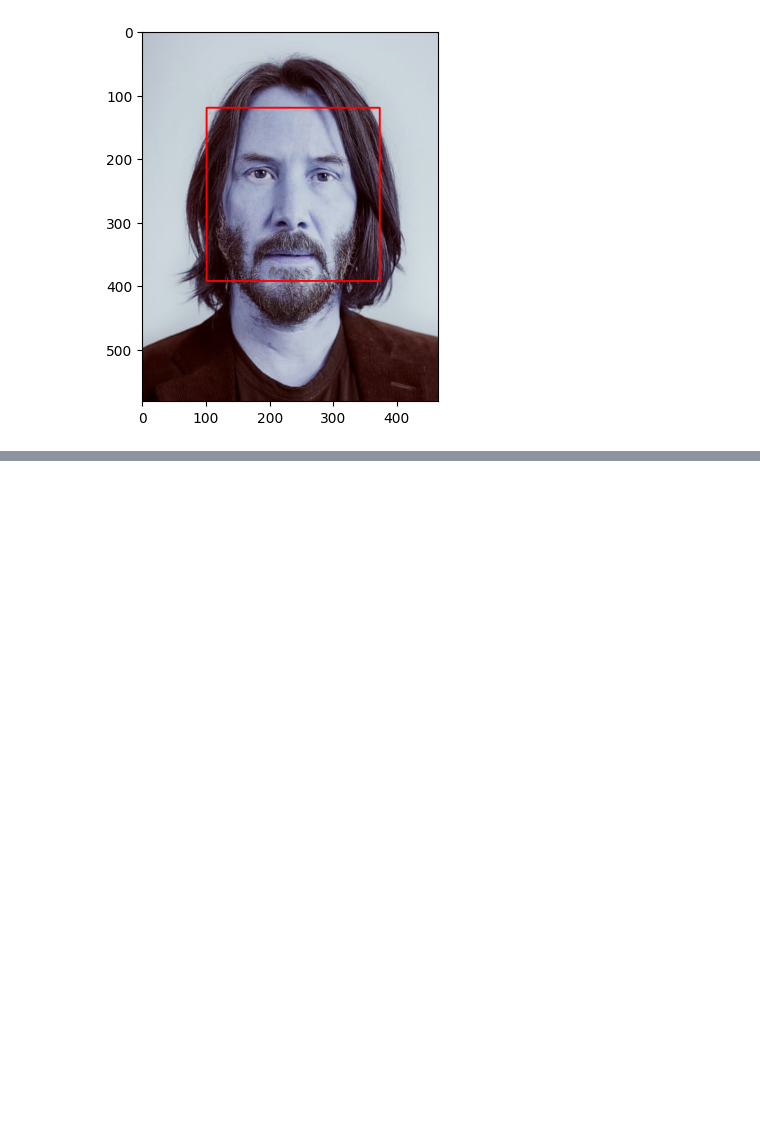
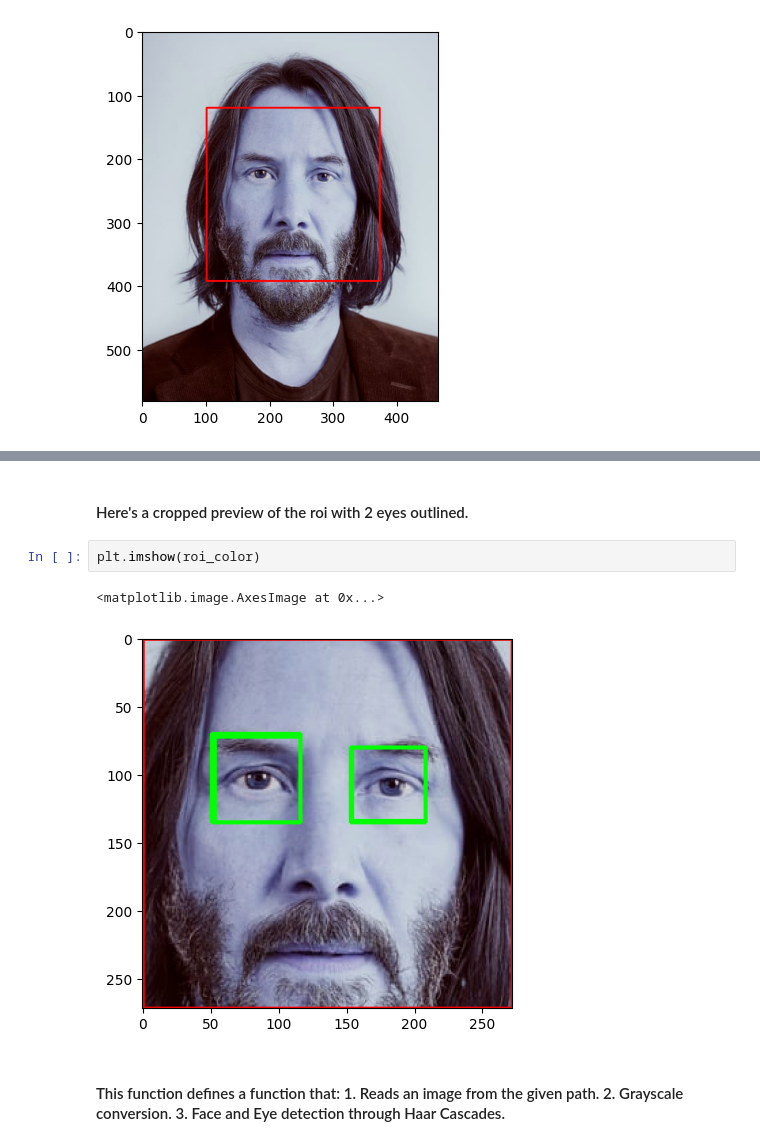
Before and after one commit to Cyrus-GHub/Classification, a Jupyter notebook: model/cast_classifier.ipynb, the cells around one changed output, grey strips where cells are left out. Saved outputs shown, nothing was run; the diff lists cells and outputs as text; blank space fills up the shorter version.

```diff
--- a/model/cast_classifier.ipynb
+++ b/model/cast_classifier.ipynb
@@ -40,0 +69,9 @@ plt.imshow(face_img)
+# %% [markdown]
+#### Here's a cropped preview of the roi with 2 eyes outlined.
+# %%
+plt.imshow(roi_color)
+# %% [output]
+<matplotlib.image.AxesImage at 0x...>
+[figure, added]
+# %% [markdown]
+#### This function defines a function that: 1. Reads an image from the given path. 2. Grayscale conversion. 3. Face and Eye detection through Haar Cascades.
```
Also changed, not shown: parts of 10 cells of this notebook.
